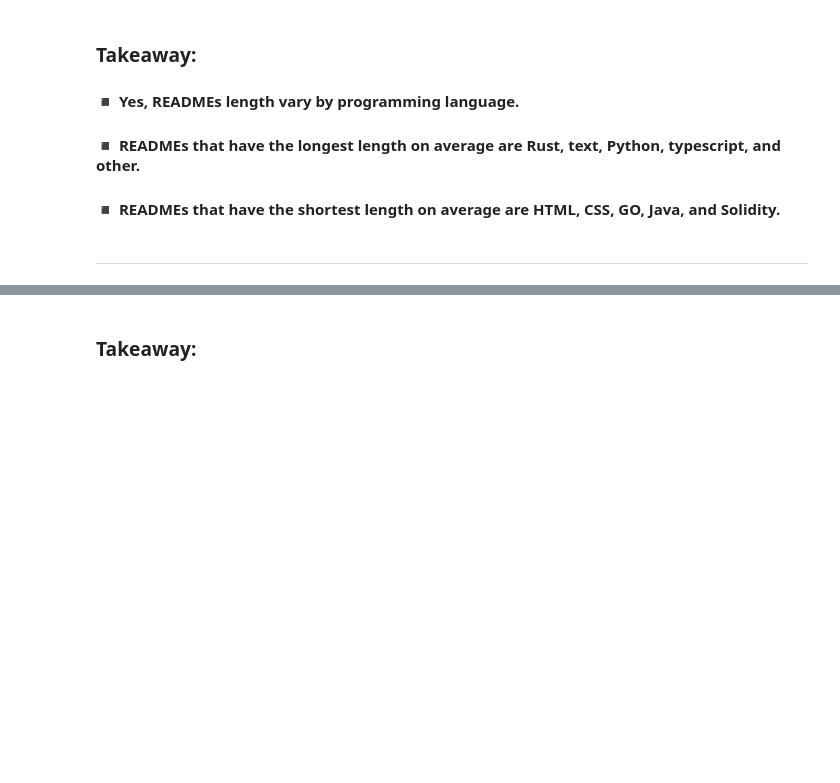
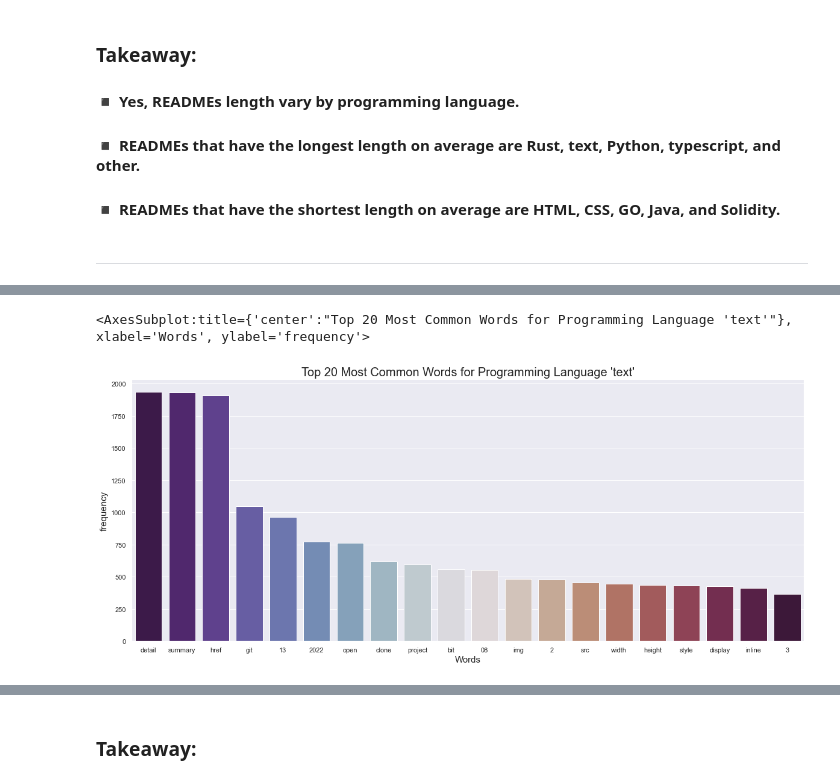
Before and after one commit to MBM-nlp/github_classification_project, a Jupyter notebook: meredith_eda.ipynb, the cells around one changed output, grey strips where cells are left out. Cells and saved outputs as stored; diff of their text form; code cells hidden in the pictures; blank space fills up the shorter version.

```diff
--- a/meredith_eda.ipynb
+++ b/meredith_eda.ipynb
@@ -402,0 +407,3 @@ sns.barplot(x=language.index, y=language['avg_length'], palette ='Purples_r')
+# %%
+text_freq = pd.DataFrame(pd.Series(text.split()).value_counts().head(20), columns = ['frequency'])
+text_freq.head()
@@ -402,0 +417,10 @@ sns.barplot(x=language.index, y=language['avg_length'], palette ='Purples_r')
+# %%
+# Visualize most frequent words for text repos
+plt.figure(figsize = (20,8))
+plt.xlabel('Words', fontsize = 15)
+plt.ylabel('Frequency', fontsize = 15)
+plt.title("Top 20 Most Common Words for Programming Language 'text'", fontsize = 20)
+sns.barplot(x=text_freq.index, y=text_freq.frequency, palette ='twilight_shifted')
+# %% [output]
+<AxesSubplot:title={'center':"Top 20 Most Common Words for Programming Language 'text'"}, xlabel='Words', ylabel='frequency'>
+[figure, added]
```
Also changed, not shown: parts of 34 cells of this notebook.
